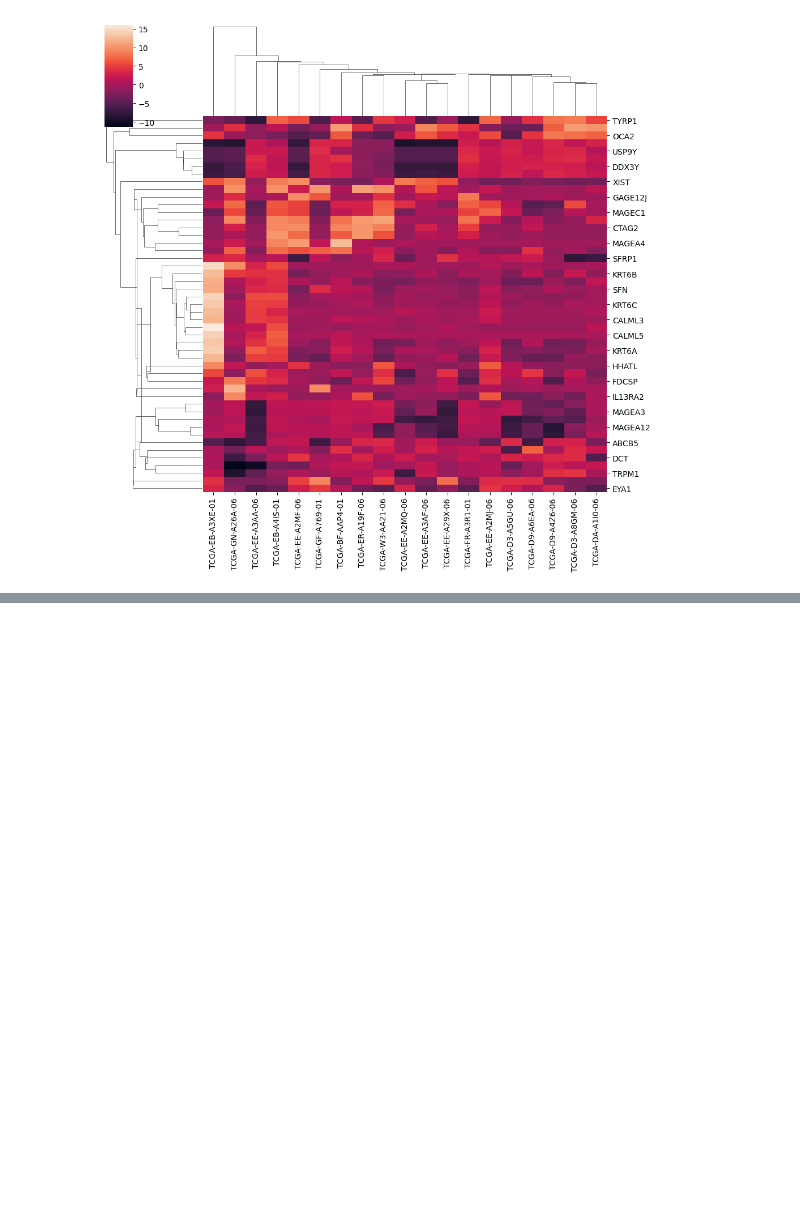
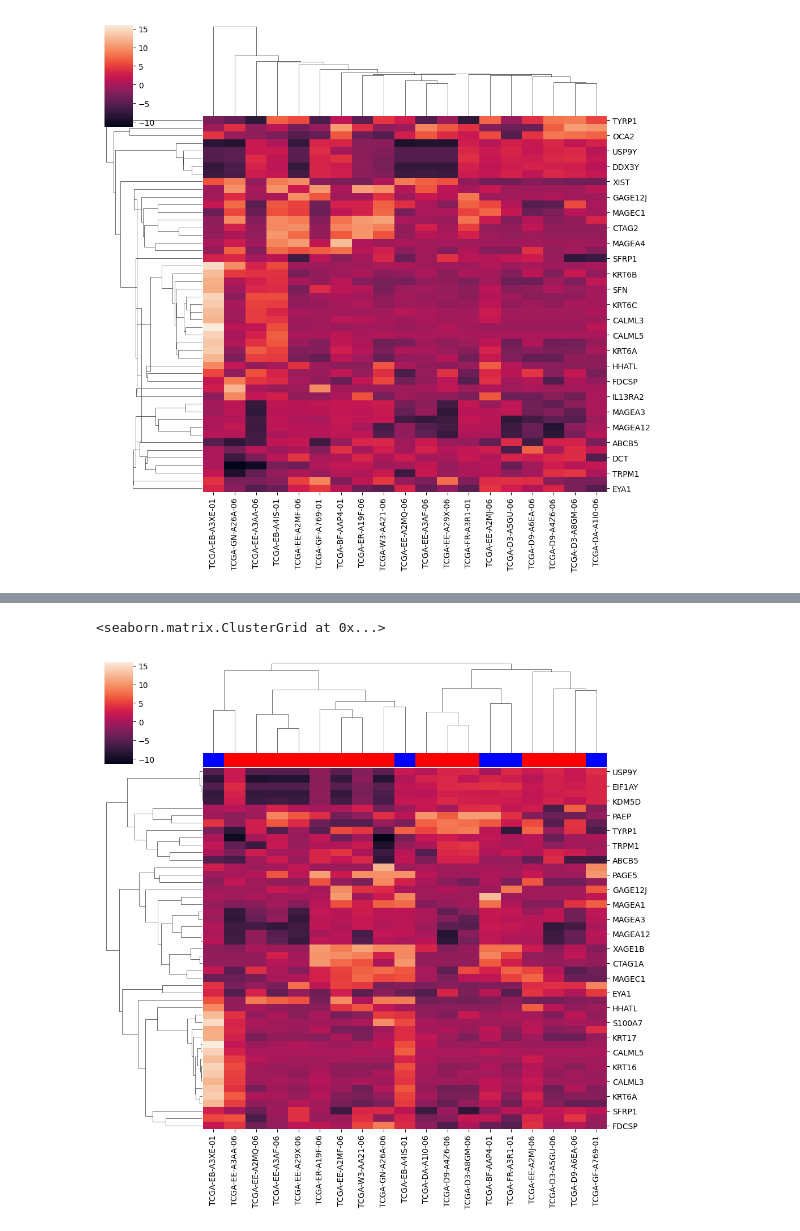
Before and after one commit to EnriGF/Proyecto_ML, a Jupyter notebook: clustering_jerarquico.ipynb, the cells around one changed output, grey strips where cells are left out. Drawn from its saved outputs; the diff is of its cells as text; code cells hidden in the pictures; blank space fills up the shorter version.

Commit message:
Heatmap asociado a tipo de tumor

```diff
--- a/clustering_jerarquico.ipynb
+++ b/clustering_jerarquico.ipynb
@@ -35,3 +35,7 @@ sns.clustermap(mexpr_toy, metric="euclidean", method="centroid")
 [figure]
 # %%
 #Sin embargo lo que nos interesa no es evaluar visualmente, sino hacerlo de forma cuantitativa
+#Vamos a probar con otra base de datos
+url_datos = 'https://drive.google.com/uc?id=1ehBCICJrAqm5AUIDXca51IWIoyy-p9FY'
+base_datos = pd.read_csv(url_datos, delimiter='\t')
+base_datos.head()
@@ -37,0 +49,5 @@ sns.clustermap(mexpr_toy, metric="euclidean", method="centroid")
+# %%
+#Seleccionamos únicamente la columan definition, que es la que nos interesa.
+#En esta columna vemos el tipo de tumor
+tipo_tumor=base_datos.pop("definition")
+tipo_tumor[0:19]    #representamos para ver los 19 primeros
@@ -37,0 +75,9 @@ sns.clustermap(mexpr_toy, metric="euclidean", method="centroid")
+# %%
+#Ahora podemos volver a pintar el heatmap para este conjunto reducido de muestras, pero
+#esta vez asociamos el tipo de tumor a un color
+color_map=dict(zip(tipo_tumor.unique(), "rbgy"))
+sample_color = tipo_tumor.map(color_map)
+sns.clustermap(mexpr_toy, metric="correlation", method="average", col_colors=list(sample_color[0:19]))
+# %% [output]
+<seaborn.matrix.ClusterGrid at 0x...>
+[figure, added]
```
Also changed, not shown: parts of 2 cells of this notebook.
